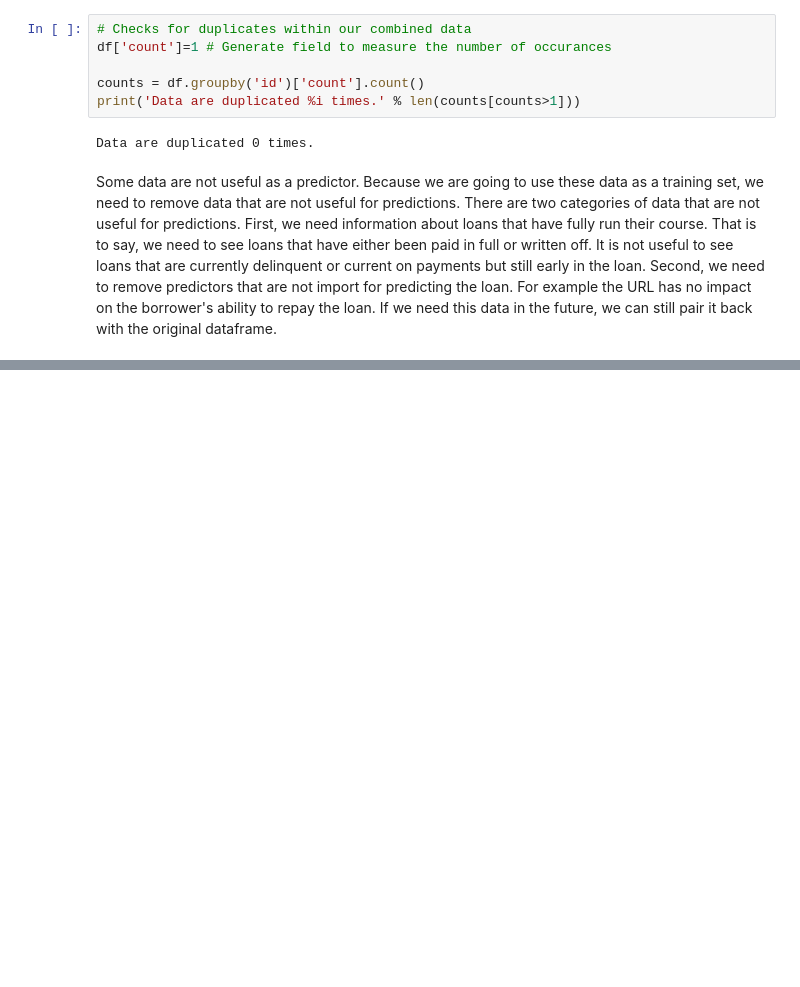
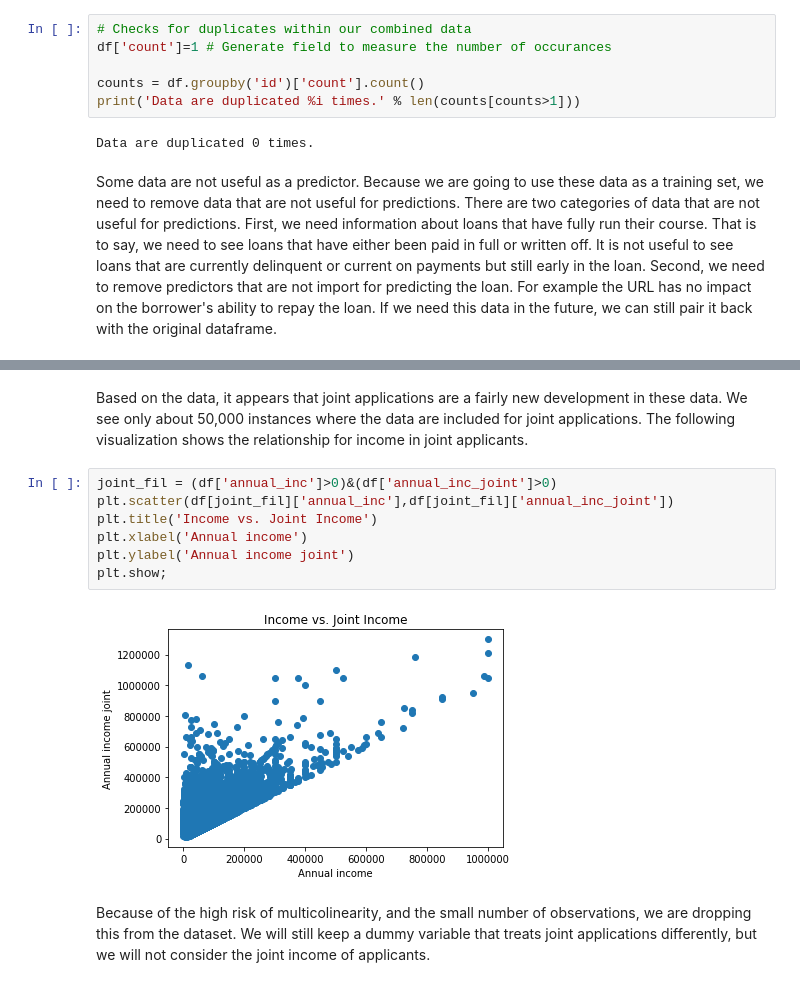
Before and after one commit to Polkaguy/Final-Project, a Jupyter notebook: Primary Notbook.ipynb, the cells around one changed output, grey strips where cells are left out. Saved outputs shown, nothing was run; the diff lists cells and outputs as text; blank space fills up the shorter version.

```diff
--- a/Primary Notbook.ipynb
+++ b/Primary Notbook.ipynb
@@ -77,3 +100,16 @@ Some data are not useful as a predictor. Because we are going to use these data
+# %% [markdown]
+Based on the data, it appears that joint applications are a fairly new development in these data. We see only about 50,000 instances where the data are included for joint applications. The following visualization shows the relationship for income in joint applicants.
+# %%
+joint_fil = (df['annual_inc']>0)&(df['annual_inc_joint']>0)
+plt.scatter(df[joint_fil]['annual_inc'],df[joint_fil]['annual_inc_joint'])
+plt.title('Income vs. Joint Income')
+plt.xlabel('Annual income')
+plt.ylabel('Annual income joint')
+plt.show;
+# %% [output]
+[figure, added]
+# %% [markdown]
+Because of the high risk of multicolinearity, and the small number of observations, we are dropping this from the dataset. We will still keep a dummy variable that treats joint applications differently, but we will not consider the joint income of applicants.
 # %%
 # Limit to loans that are paid in full or written off. Uses dates so that
 # loans that are delinquent are not disproportionaltely dropped from data
```
Also changed, not shown: parts of 7 cells of this notebook, 3 other files.
